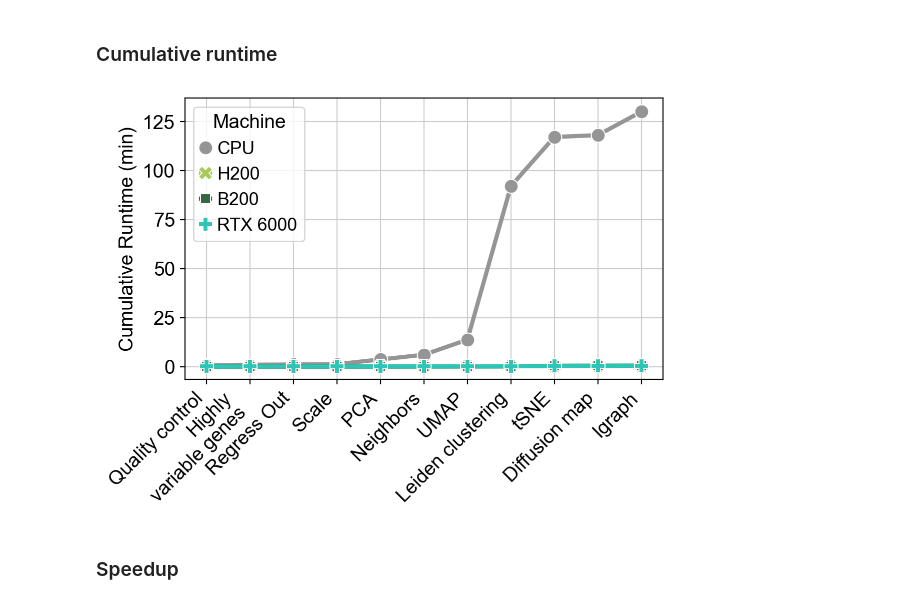
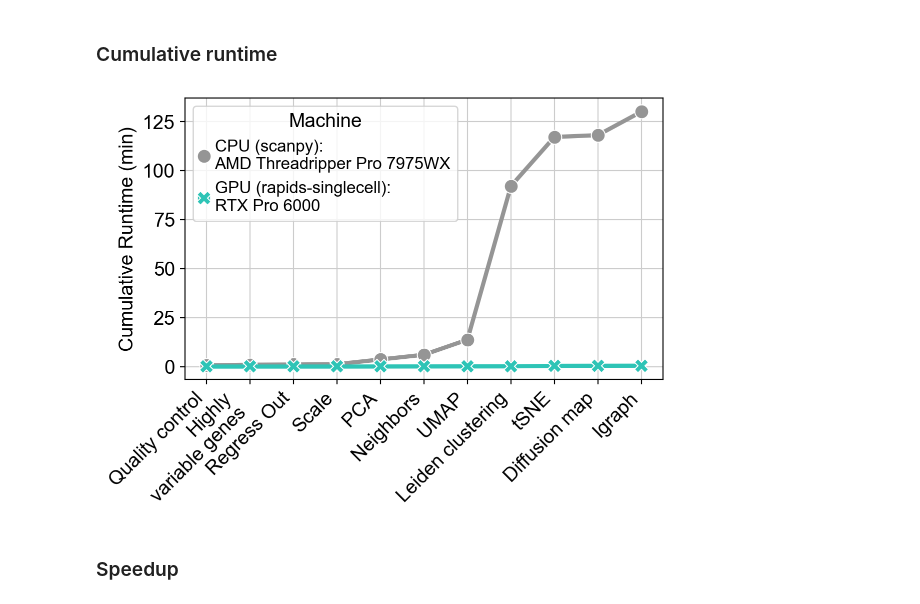
Before and after one commit to theislab/rapids_singlecell-reproducibility, a Jupyter notebook: benchmarks/speed/runtime_plots.ipynb, the cells around one changed output. Drawn from its saved outputs; the diff is of its cells as text; code cells hidden in the pictures.

```diff
--- a/benchmarks/speed/runtime_plots.ipynb
+++ b/benchmarks/speed/runtime_plots.ipynb
@@ -16,10 +18,10 @@ import common_config
 common_config.figure_journal_basic()
 
 color_palette = {
-    "CPU": common_config.rsc_grey,
-    "H200": common_config.rsc_lightgreen,
-    "B200": common_config.rsc_darkgreen,
-    "RTX 6000": common_config.rsc_turquise,
+    "CPU: AMD Threadripper Pro 7975WX": common_config.rsc_grey,
+    "GPU: H200": common_config.rsc_lightgreen,
+    "GPU: B200": common_config.rsc_darkgreen,
+    "GPU: RTX Pro 6000": common_config.rsc_turquise,
 }
 # %% [markdown]
 ### Load and prepare data
@@ -27,8 +29,10 @@ color_palette = {
 def create_column_mapping(run_columns):
     return {
         col: (
-            "CPU" if col.startswith("AMD")
-            else "RTX 6000" if col.startswith("RTX")
+            "CPU: AMD Threadripper Pro 7975WX" if col.startswith("AMD")
+            else "GPU: RTX Pro 6000" if col.startswith("RTX")
+            else "GPU: H200" if col.startswith("H200")
+            else "GPU: B200" if col.startswith("B200")
             else col.rsplit(" - ", 1)[0]
         )
         for col in run_columns
@@ -104,41 +108,50 @@ df_harmony_melted.head(5)
 # %% [markdown]
 ### Cumulative runtime
 # %%
-# Compute cumulative runtime for each run separately
 df_cumulative = df_melted.copy()
+# Only show CPU and RTX GPU (highest speedup)
+df_cumulative = df_cumulative[df_cumulative["Machine"].isin(["CPU: AMD Threadripper Pro 7975WX", "GPU: RTX Pro 6000"])]
 df_cumulative["Cumulative Runtime (min)"] = df_cumulative.groupby(["Machine", "Run"])["Runtime (min)"].cumsum()
 
 # Ensure Function order matches the original order
 function_order = df_melted["Function"].unique()
 df_cumulative["Function"] = pd.Categorical(df_cumulative["Function"], categories=function_order, ordered=True)
+df_cumulative["Machine"] = df_cumulative["Machine"].astype("category").cat.remove_unused_categories()
 
 plt.figure(figsize=(6, 4.5))
 ax = sns.lineplot(
     data=df_cumulative,
     x="Function",
     y="Cumulative Runtime (min)",
     hue="Machine",
     style="Machine",
     markers=True,
     dashes=False,
     palette=color_palette,
     linewidth=3,
     markersize=10,
     estimator="mean",
     errorbar="sd",
     err_style="band",
     legend=True,
 )
 
+label_map = {
+    "CPU: AMD Threadripper Pro 7975WX": "CPU (scanpy):\nAMD Threadripper Pro 7975WX",
+    "GPU: RTX Pro 6000": "GPU (rapids-singlecell):\nRTX Pro 6000",
+}
+handles, labels = ax.get_legend_handles_labels()
+new_labels = [label_map.get(l, l) for l in labels]
+ax.legend(handles, new_labels, title="Machine", fontsize=12)
+
 plt.xticks(range(len(function_order)), function_order, rotation=45, ha="right")
 plt.ylabel("Cumulative Runtime (min)")
 plt.xlabel("")
-plt.legend(title="Machine")
 plt.tight_layout()
 plt.savefig("figs/runtime_1million_cells.png", format="png")
 plt.savefig("figs/runtime_1million_cells.svg", format="svg")
 # %% [output]
-[figure, old version]
+[figure, new version]
 # %% [markdown]
 ### Speedup
 # %%
```
Also changed, not shown: parts of 4 cells of this notebook, 4 other files.
